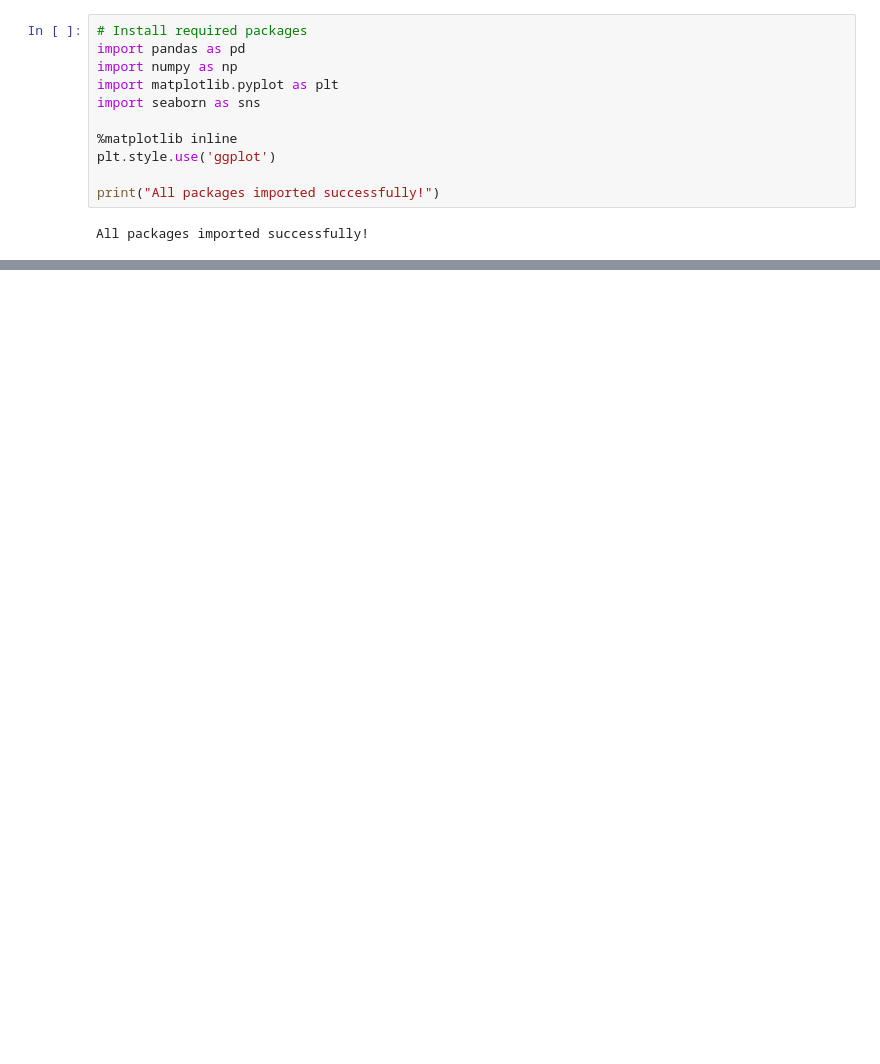
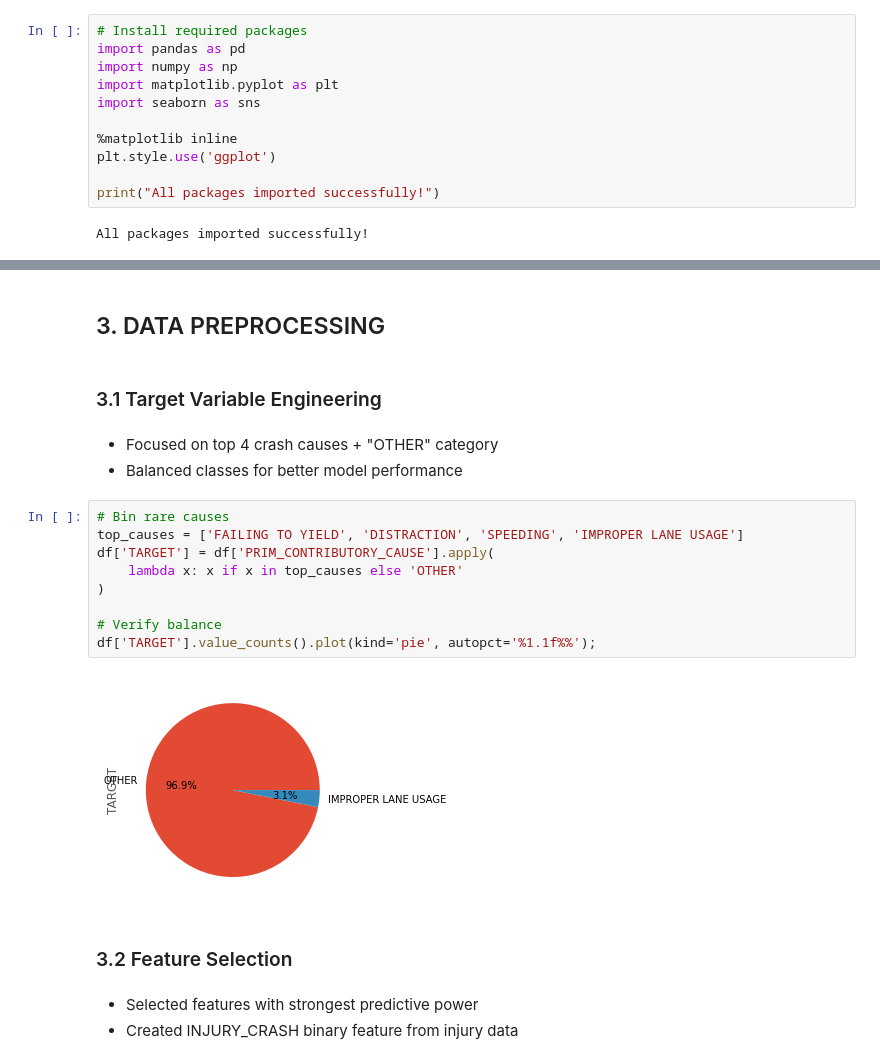
Before and after one commit to kungstar/chicago-crash-analysis, a Jupyter notebook: chicago-car-crash-analysis.ipynb, the cells around one changed output, grey strips where cells are left out. Drawn from its saved outputs; the diff is of its cells as text; blank space fills up the shorter version.

```diff
--- a/chicago-car-crash-analysis.ipynb
+++ b/chicago-car-crash-analysis.ipynb
@@ -75,0 +99,23 @@ dtype: int64
+# %% [markdown]
+## 3. DATA PREPROCESSING
+# %% [markdown]
+### 3.1 Target Variable Engineering
+# %% [markdown]
+ - Focused on top 4 crash causes + "OTHER" category
+ - Balanced classes for better model performance
+# %%
+# Bin rare causes
+top_causes = ['FAILING TO YIELD', 'DISTRACTION', 'SPEEDING', 'IMPROPER LANE USAGE']
+df['TARGET'] = df['PRIM_CONTRIBUTORY_CAUSE'].apply(
+    lambda x: x if x in top_causes else 'OTHER'
+)
+
+# Verify balance
+df['TARGET'].value_counts().plot(kind='pie', autopct='%1.1f%%');
+# %% [output]
+[figure, added]
+# %% [markdown]
+### 3.2 Feature Selection
+# %% [markdown]
+- Selected features with strongest predictive power
+- Created INJURY_CRASH binary feature from injury data
```
Also changed, not shown: parts of 17 cells of this notebook.
